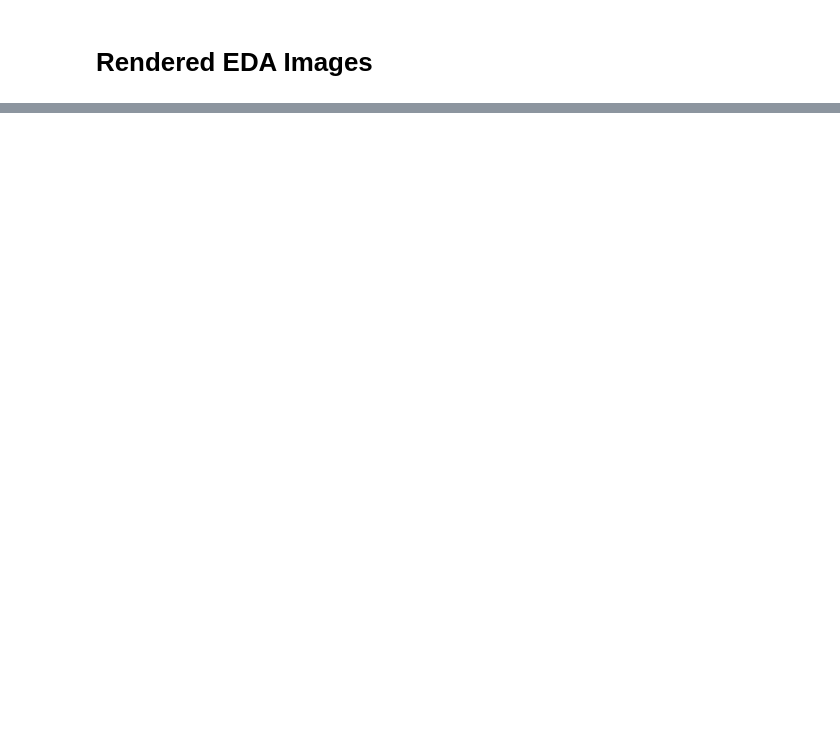
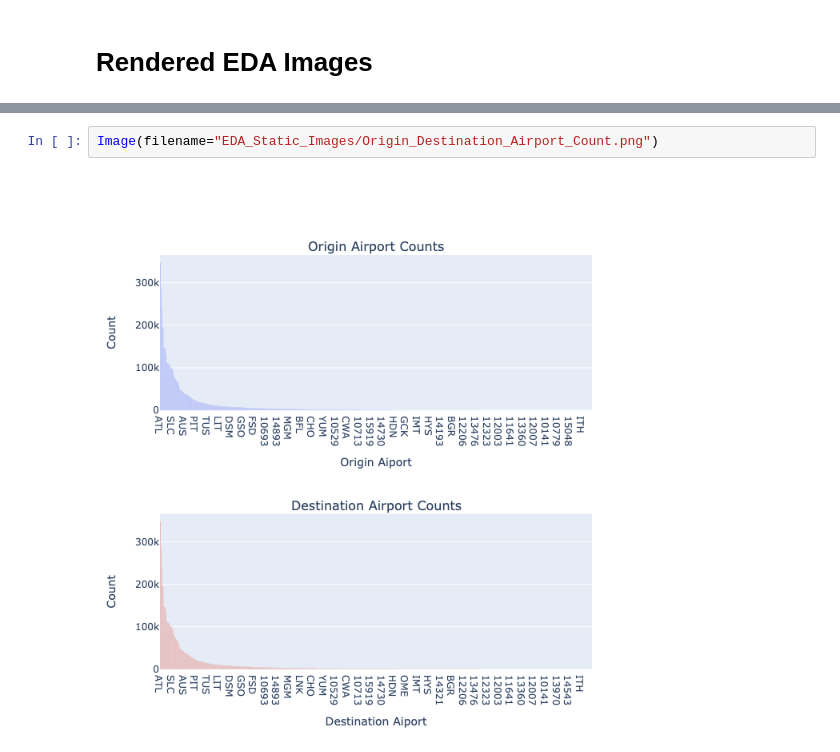
Before and after one commit to carlosmonsivais123/dse230_final_plane, a Jupyter notebook: present_plane.ipynb, the cells around one changed output, grey strips where cells are left out. Cells and saved outputs as stored; diff of their text form; blank space fills up the shorter version.

```diff
--- a/present_plane.ipynb
+++ b/present_plane.ipynb
@@ -173,0 +137,4 @@ Image(filename="EDA_Images/Origin_Airport_Count.png")
+# %%
+Image(filename="EDA_Static_Images/Origin_Destination_Airport_Count.png")
+# %% [output]
+[figure, added]
```
Also changed, not shown: parts of 6 cells of this notebook.
